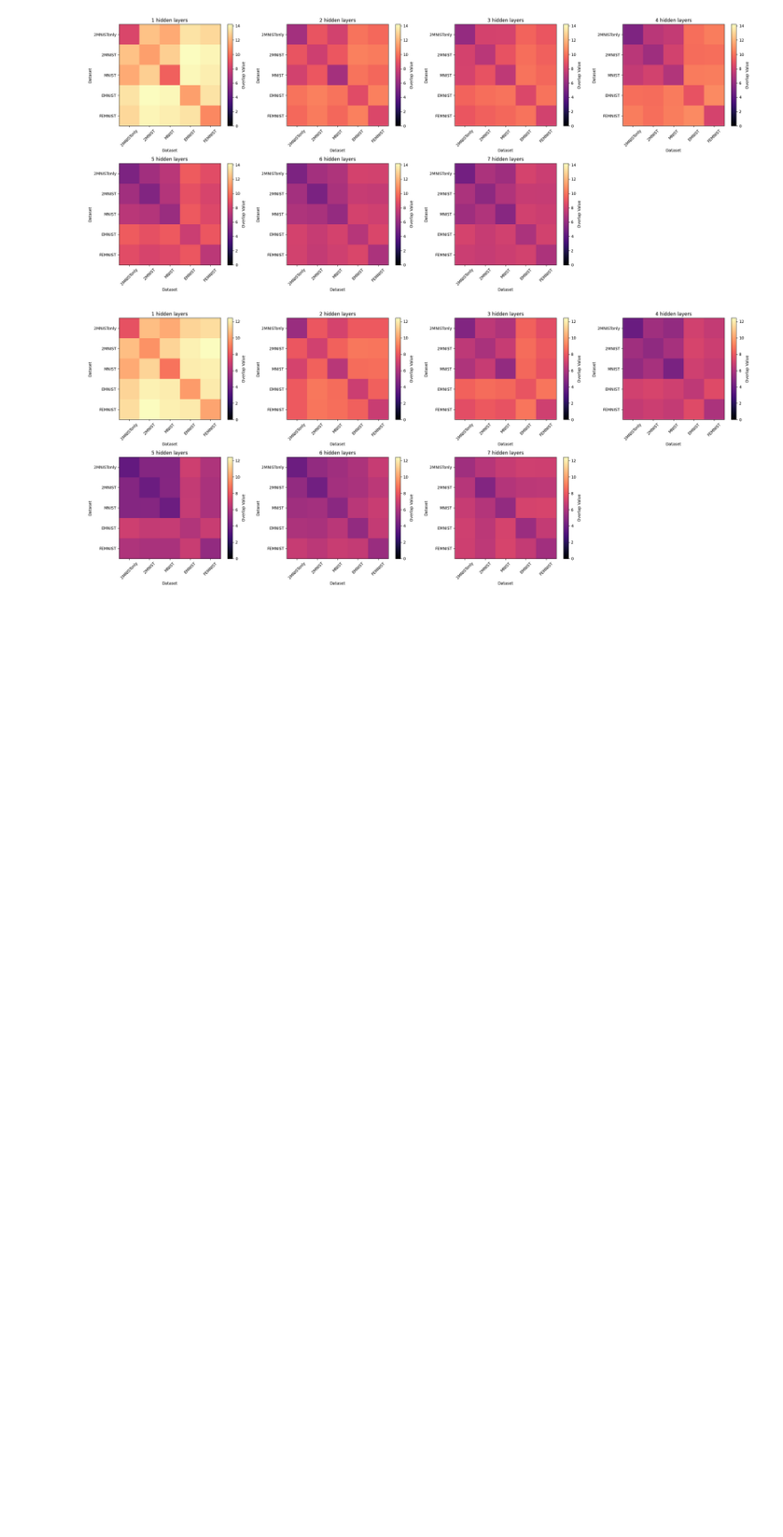
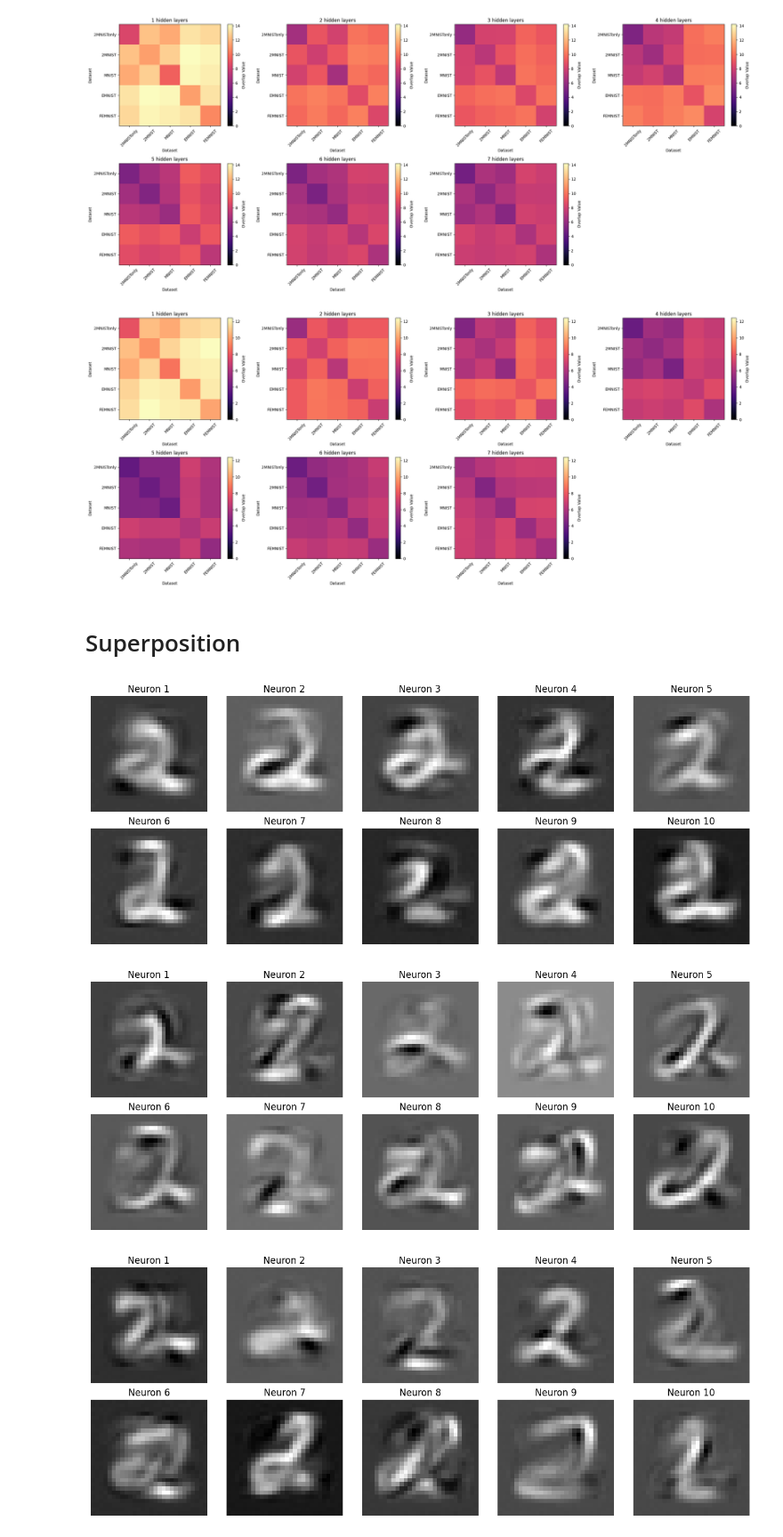
Before and after one commit to EnricoFrau/Autoencoders-Abstraction, a Jupyter notebook: notebooks/overlap_analysis.ipynb, the cells around one changed output. Shown at 89% size. Cells and saved outputs as stored; diff of their text form; code cells hidden in the pictures; blank space fills up the shorter version.

```diff
--- a/notebooks/overlap_analysis.ipynb
+++ b/notebooks/overlap_analysis.ipynb
@@ -466,5 +464,7 @@ with open(f"../preliminary data/overlaps/overlaps_{ld}ld.txt", "w") as f:
             f.write("\n")
 # %% [output]
 [figure]
+# %% [markdown]
+# Superposition
 # %%
 from AE.plotter_functions import visualize_bottleneck_neurons
@@ -471,0 +473,31 @@ from AE.overlaps import
+# %%
+ld = 10
+
+model_kwargs = {
+    'input_dim': 28*28,
+    'latent_dim': ld,
+    'decrease_rate': 0.6,
+    'device': device,
+    'output_activation_encoder': nn.Sigmoid
+}
+model_path_kwargs = {
+    'output_activation_encoder': 'sigmoid output',
+    'train_type': 'simultaneous train',
+    'latent_dim': f"{model_kwargs['latent_dim']}ld",
+    'decrease_rate': '06',
+    'learning_rate': '1e3',
+    'train_num': 2,
+}
+
+for num_hidden_layers in range(1, 8):
+    model_kwargs['hidden_layers'] = num_hidden_layers
+    model_path_kwargs['num_hidden_layers'] = num_hidden_layers
+    model_path_kwargs['dataset'] = '2MNISTonly'
+
+    my_model = load_model(model_path_kwargs, model_kwargs)
+
+    visualize_bottleneck_neurons(my_model, device, img_shape=(28, 28))
+# %% [output]
+[figure, added]
+[figure, added]
+[figure, added]
```
Also changed, not shown: parts of 46 cells of this notebook, 57 other files.
